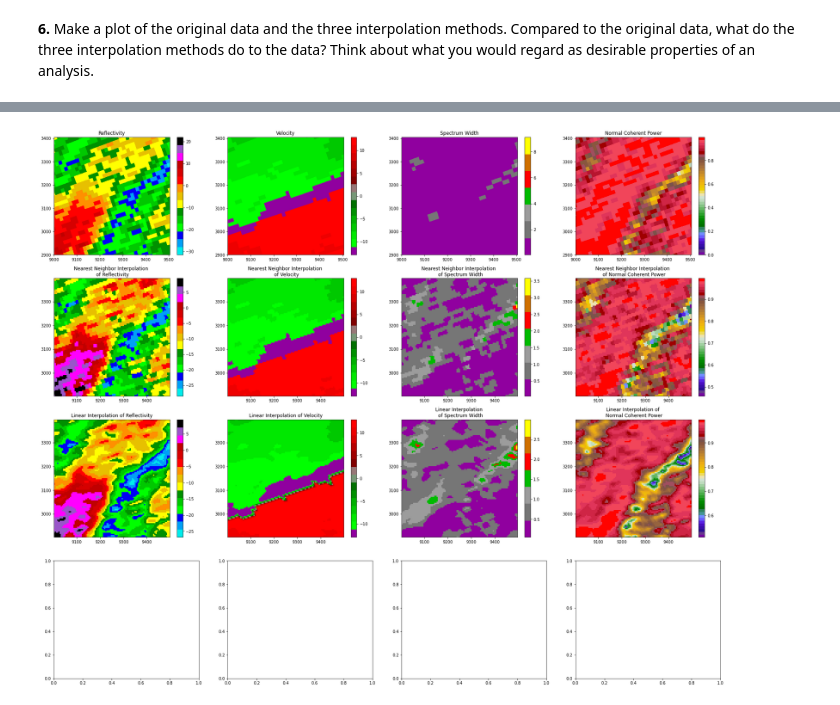
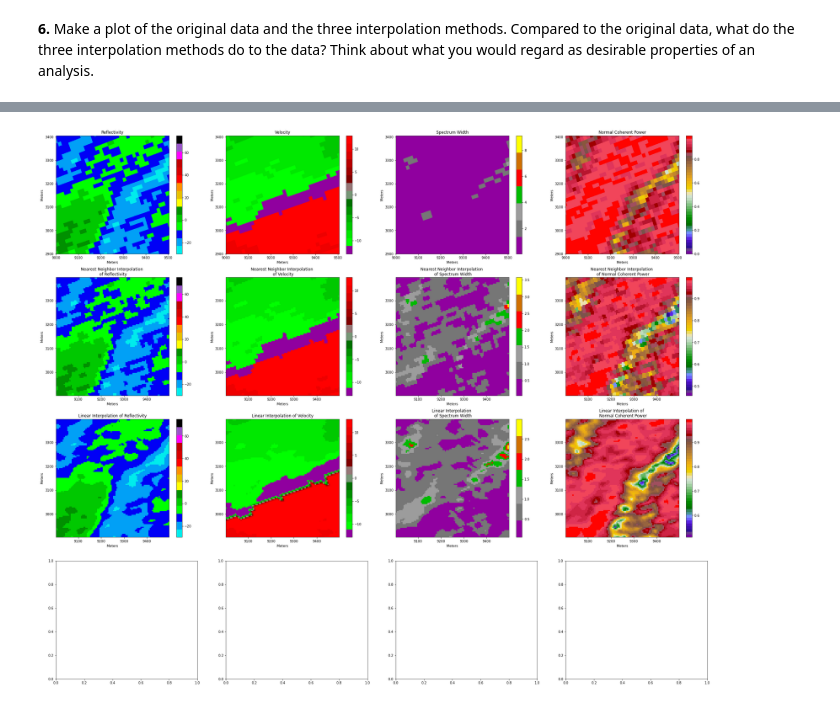
Before and after one commit to jillianndufort/Data-Fields, a Jupyter notebook: Homework 3-Dufort.ipynb, the cells around one changed output, grey strips where cells are left out. Drawn from its saved outputs; the diff is of its cells as text; code cells hidden in the pictures.

```diff
--- a/Homework 3-Dufort.ipynb
+++ b/Homework 3-Dufort.ipynb
@@ -324,100 +365,137 @@ spec_linear = interpolate_to_points(stack_data, np.concatenate(spec_wid),(r_cent
 norm_linear = interpolate_to_points(stack_data, np.concatenate(norm_co_power),(r_center_2d, alt_center_2d), interp_type ='linear')
 # %%
 #Barnes Interpolation Method
+
+
+reflect_barnes =
+velocoty_barnes =
+spec_barnes =
+norm_linear =
 # %% [markdown]
 **6.** Make a plot of the original data and the three interpolation methods. Compared to the original data, what do the three interpolation methods do to the data? Think about what you would regard as desirable properties of an analysis.
 # %%
-fig, axs = plt.subplots(4,4, squeeze=False, figsize=(30,25))
+#Import Normalize from matplotlib in order to change the range of the reflectivity from -30 to 75 (which is a normal reflectivity
+# range)
+from matplotlib.colors import Normalize
+fig, axs = plt.subplots(4,4, squeeze=False, figsize=(35,30))
 
-#Original Data
-im1 = axs[0,0].pcolormesh(X_az, Z_az, reflect, cmap = NWSReflectivity)
+#Original Data: Reflectivity
+im1 = axs[0,0].pcolormesh(X_az, Z_az, reflect, cmap = NWSReflectivity, norm = Normalize(-30,75))
 axs[0,0].set_title('Reflectivity')
 axs[0,0].set_xlim(9000, 9505)
 axs[0,0].set_ylim(2900, 3405)
-#axs[0,0].set_xlabel('Time (UTC)')
+axs[0,0].set_xlabel('Meters')
+axs[0,0].set_ylabel('Meters')
 plt.colorbar(im1, ax=axs[0,0])
 
+#Original Data: Velocity
 im2 = axs[0,1].pcolormesh(X_az, Z_az, velocity, cmap = NWSVelocity)
 axs[0,1].set_title('Velocity')
-#axs[0,1].set_xlabel('Time (UTC)')
 plt.colorbar(im2, ax=axs[0,1])
 axs[0,1].set_xlim(9000, 9505)
 axs[0,1].set_ylim(2900, 3405)
+axs[0,1].set_xlabel('Meters')
+axs[0,1].set_ylabel('Meters')
 
+#Original Data: Spectrum Width
 im3 = axs[0,2].pcolormesh(X_az, Z_az, spec_wid, cmap = NWSSpecWidth)
 axs[0,2].set_title('Spectrum Width')
-#axs[1,0].set_xlabel('Time (UTC)')
 plt.colorbar(im3, ax=axs[0,2])
 axs[0,2].set_xlim(9000, 9505)
 axs[0,2].set_ylim(2900, 3405)
+axs[0,2].set_xlabel('Meters')
+axs[0,2].set_ylabel('Meters')
 
+#Original Data: Normal Coherent Power
 im4 = axs[0,3].pcolormesh(X_az, Z_az, norm_co_power, cmap = NWSNorm)
-axs[0,3].set_title('Normal Coherent Power')
-#axs[1,1].set_xlabel('Time (UTC)')
+axs[0,3].set_title('Normalized Coherent Power')
 plt.colorbar(im4, ax=axs[0,3])
 axs[0,3].set_xlim(9000, 9505)
 axs[0,3].set_ylim(2900, 3405)
+axs[0,3].set_xlabel('Meters')
+axs[0,3].set_ylabel('Meters')
 
-#Plots for nearest neighbor
-im1 = axs[1,0].pcolormesh(r_center_2d, alt_center_2d, reflect_nearest, cmap = NWSReflectivity)
+#Plots for nearest neighbor: Reflectivity
+im1 = axs[1,0].pcolormesh(r_center_2d, alt_center_2d, reflect_nearest, cmap = NWSReflectivity, norm = Normalize(-30,75))
 axs[1,0].set_title('Nearest Neighbor Interpolation \n of Reflectivity')
-#axs[0,0].set_xlabel('Time (UTC)')
 plt.colorbar(im1, ax=axs[1,0])
+axs[1,0].set_xlabel('Meters')
+axs[1,0].set_ylabel('Meters')
 
+#Plots for nearest neighbor: Velocity
 im2 = axs[1,1].pcolormesh(r_center_2d, alt_center_2d, velocity_nearest, cmap = NWSVelocity)
 axs[1,1].set_title('Nearest Neighbor Interpolation \n of Velocity')
-#axs[0,1].set_xlabel('Time (UTC)')
 plt.colorbar(im2, ax=axs[1,1])
+axs[1,1].set_xlabel('Meters')
+axs[1,1].set_ylabel('Meters')
 
+#Plots for nearest neighbor: Spectrum Width
 im3 = axs[1,2].pcolormesh(r_center_2d, alt_center_2d, spec_nearest, cmap = NWSSpecWidth)
 axs[1,2].set_title('Nearest Neighbor Interpolation \n of Spectrum Width')
-#axs[1,0].set_xlabel('Time (UTC)')
 plt.colorbar(im3, ax=axs[1,2])
+axs[1,2].set_xlabel('Meters')
+axs[1,2].set_ylabel('Meters')
 
+#Plots for nearest neighbor: Normal Coherent Power
 im4 = axs[1,3].pcolormesh(r_center_2d, alt_center_2d, norm_nearest, cmap = NWSNorm)
-axs[1,3].set_title('Nearest Neighbor Interpolation \n of Normal Coherent Power')
-#axs[1,1].set_xlabel('Time (UTC)')
+axs[1,3].set_title('Nearest Neighbor Interpolation \n of Normalized Coherent Power')
 plt.colorbar(im4, ax=axs[1,3])
+axs[1,3].set_xlabel('Meters')
+axs[1,3].set_ylabel('Meters')
 
-#Plots for linear
-im1 = axs[2,0].pcolormesh(r_center_2d, alt_center_2d, reflect_linear, cmap = NWSReflectivity)
+#Plots for linear: Reflectivity
+im1 = axs[2,0].pcolormesh(r_center_2d, alt_center_2d, reflect_linear, cmap = NWSReflectivity, norm = Normalize(-30,75))
 axs[2,0].set_title('Linear Interpolation of Reflectivity')
-#axs[0,0].set_xlabel('Time (UTC)')
 plt.colorbar(im1, ax=axs[2,0])
+axs[2,0].set_xlabel('Meters')
+axs[2,0].set_ylabel('Meters')
 
+#Plots for linear: Velocity
 im2 = axs[2,1].pcolormesh(r_center_2d, alt_center_2d, velocity_linear, cmap = NWSVelocity)
 axs[2,1].set_title('Linear Interpolation of Velocity')
-#axs[0,1].set_xlabel('Time (UTC)')
 plt.colorbar(im2, ax=axs[2,1])
+axs[2,1].set_xlabel('Meters')
+axs[2,1].set_ylabel('Meters')
 
+#Plots for linear: Spectrum Width
 im3 = axs[2,2].pcolormesh(r_center_2d, alt_center_2d, spec_linear, cmap = NWSSpecWidth)
 axs[2,2].set_title('Linear Interpolation \n of Spectrum Width')
-#axs[1,0].set_xlabel('Time (UTC)')
 plt.colorbar(im3, ax=axs[2,2])
+axs[2,2].set_xlabel('Meters')
+axs[2,2].set_ylabel('Meters')
 
+#Plots for linear: Normalized Coherent Power
 im4 = axs[2,3].pcolormesh(r_center_2d, alt_center_2d, norm_linear, cmap = NWSNorm)
-axs[2,3].set_title('Linear Interpolation of \n Normal Coherent Power')
-#axs[1,1].set_xlabel('Time (UTC)')
+axs[2,3].set_title('Linear Interpolation of \n Normalized Coherent Power')
 plt.colorbar(im4, ax=axs[2,3])
+axs[2,3].set_xlabel('Meters')
+axs[2,3].set_ylabel('Meters')
 
-#Plots for Barnes
-# im1 = axs[3,0].pcolormesh(r_center_2d, alt_center_2d, reflect_Barnes, cmap = NWSReflectivity)
+#Plots for Barnes: Reflectivity
+# im1 = axs[3,0].pcolormesh(r_center_2d, alt_center_2d, reflect_Barnes, cmap = NWSReflectivity, norm = Normalize(-30,75))
 # axs[3,0].set_title('Barnes Interpolation of Reflectivity')
-# #axs[0,0].set_xlabel('Time (UTC)')
 # plt.colorbar(im1, ax=axs[3,0])
+# axs[3,0].set_xlabel('Meters')
+# axs[3,0].set_ylabel('Meters')
 
+#Plots for Barnes: Velocity
 # im2 = axs[3,1].pcolormesh(r_center_2d, alt_center_2d, velocity_Barnes, cmap = NWSVelocity)
 # axs[3,1].set_title('Barnes Interpolation of Velocity')
-# #axs[0,1].set_xlabel('Time (UTC)')
 # plt.colorbar(im2, ax=axs[3,1])
+#axs[3,1].set_xlabel('Meters')
+#axs[3,1].set_ylabel('Meters')
 
+#Plots for Barnes: Spectrum Width
 # im3 = axs[3,2].pcolormesh(r_center_2d, alt_center_2d, spec_Barnes, cmap = NWSSpecWidth)
 # axs[3,2].set_title('Barnes Interpolation \n of Spectrum Width')
-# #axs[1,0].set_xlabel('Time (UTC)')
 # plt.colorbar(im3, ax=axs[3,2])
+#axs[3,2].set_xlabel('Meters')
+#axs[3,2].set_ylabel('Meters')
 
+#Plots for Barnes: Normalized Coherent Power
 # im4 = axs[3,3].pcolormesh(r_center_2d, alt_center_2d, norm_Barnes, cmap = NWSNorm)
-# axs[3,3].set_title('Barnes Interpolation of \n Normal Coherent Power')
-# #axs[1,1].set_xlabel('Time (UTC)')
+# axs[3,3].set_title('Barnes Interpolation of \n Normalized Coherent Power')
 # plt.colorbar(im4, ax=axs[3,3])
+#axs[3,3].set_xlabel('Meters')
+#axs[3,3].set_ylabel('Meters')
 # %% [output]
@@ -425 +503 @@ plt.colorbar(im4, ax=axs[2,3])
-[figure, old version]
+[figure, new version]
```
Also changed, not shown: parts of 9 cells of this notebook.
